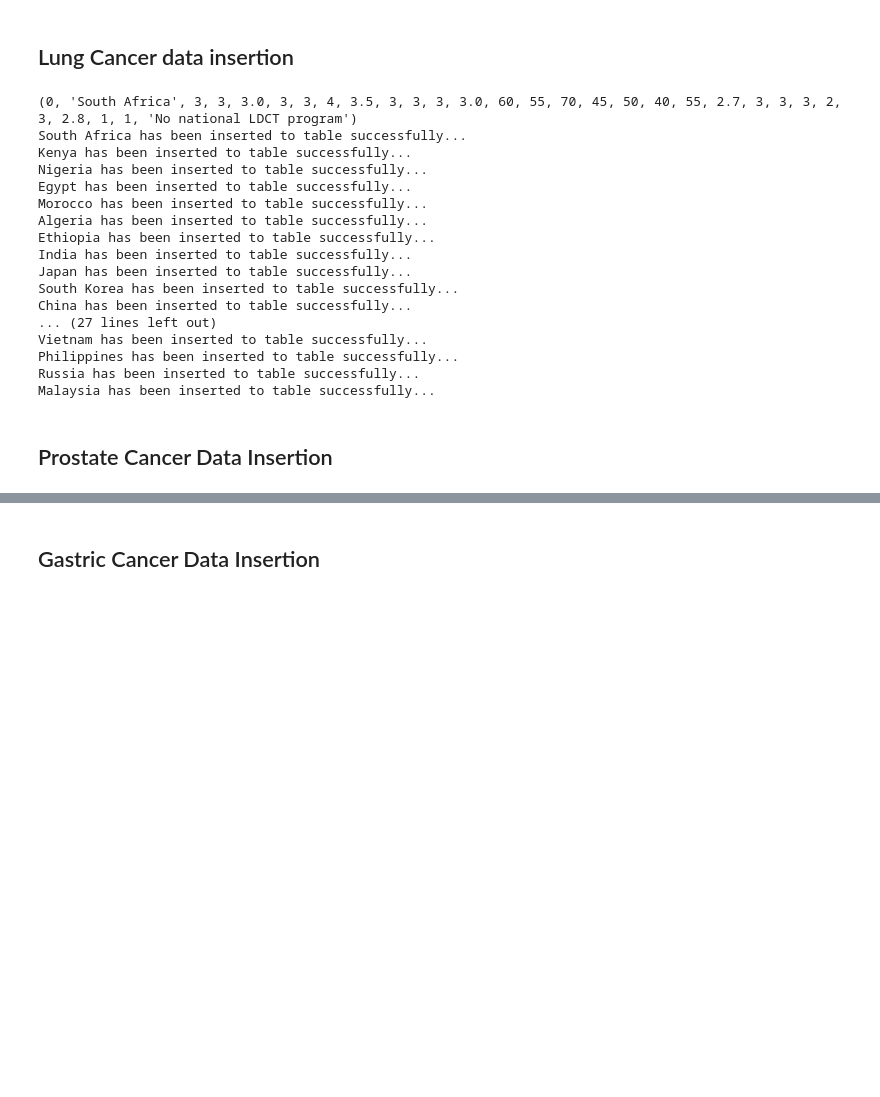
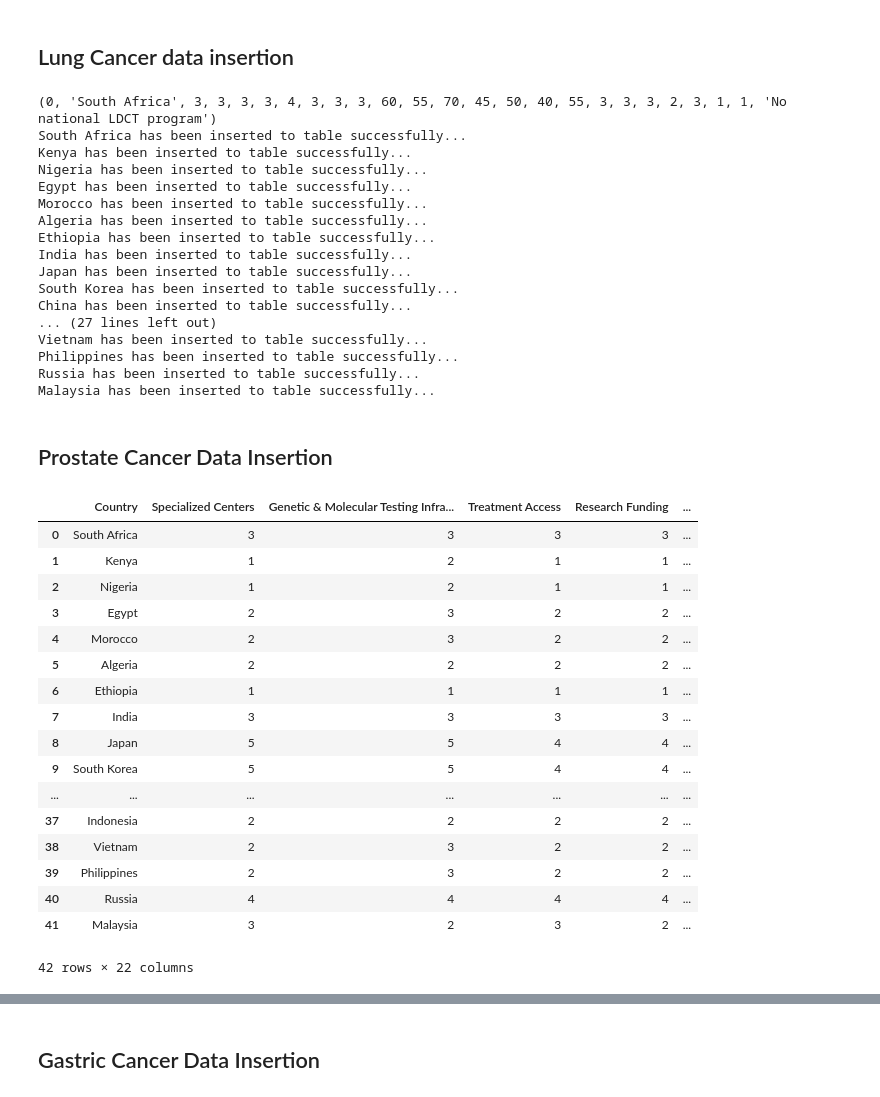
Before and after one commit to Aniket7651/Visualizer, a Jupyter notebook: test.ipynb, the cells around one changed output, grey strips where cells are left out. Drawn from its saved outputs; the diff is of its cells as text; code cells hidden in the pictures; blank space fills up the shorter version.

Commit message:
api updation; dropdown changed; overall avg. model created; api documentation created

```diff
--- a/test.ipynb
+++ b/test.ipynb
@@ -137,8 +137,8 @@ data = [i for i in pd.read_csv(filePath).itertuples(name=None)]
 
 print(data[0])
 query = """INSERT INTO public."visualCancer_lungcancerdata"(
-	id, country, "Specialized_Centers", "GeneMol_Centers", "Infra_Avg", "Treatment_Access", "Research_Funding", "Awareness_Campaigns", "Treatment_Avg", "Survival_Rates", "Early_Detection", "Palliative_Care", "SEdPc_Avg", "EGFR", "ALK", "PD_L1", "MET", "ROS1", "BRAF", "KRAS", "Biomark_Avg", "Clinical_Guideline", "Feasibility_Integration", "Adopt_inti", "Engagement_Updates", "ESMO", "Overall_Average", "Reimbursement", "No_cost", "Cancer_Screening")
-VALUES(%s, %s, %s, %s, %s, %s, %s, %s, %s, %s, %s, %s, %s, %s, %s, %s, %s, %s, %s, %s, %s, %s, %s, %s, %s, %s, %s, %s, %s, %s);"""
+	id, country, "Specialized_Centers", "GeneMol_Centers", "Treatment_Access", "Research_Funding", "Awareness_Campaigns", "Survival_Rates", "Early_Detection", "Palliative_Care", "EGFR", "ALK", "PD_L1", "MET", "ROS1", "BRAF", "KRAS", "Clinical_Guideline", "Feasibility_Integration", "Adoption_of_Intl_Guidelines", "Engagement_with_Updates", "ESMO_Guidelines_Implementation", "Reimbursement", "No_cost", "Cancer_Screening")
+VALUES(%s, %s, %s, %s, %s, %s, %s, %s, %s, %s, %s, %s, %s, %s, %s, %s, %s, %s, %s, %s, %s, %s, %s, %s, %s);"""
 
 cursor = conn.cursor()
 for d in data:
@@ -147,7 +147,7 @@ for d in data:
 conn.commit() # save the changes
 conn.close() # close the connection
 # %% [output]
-(0, 'South Africa', 3, 3, 3.0, 3, 3, 4, 3.5, 3, 3, 3, 3.0, 60, 55, 70, 45, 50, 40, 55, 2.7, 3, 3, 3, 2, 3, 2.8, 1, 1, 'No national LDCT program')
+(0, 'South Africa', 3, 3, 3, 3, 4, 3, 3, 3, 60, 55, 70, 45, 50, 40, 55, 3, 3, 3, 2, 3, 1, 1, 'No national LDCT program')
 South Africa has been inserted to table successfully...
 Kenya has been inserted to table successfully...
 Nigeria has been inserted to table successfully...
@@ -166,6 +166,27 @@ Russia has been inserted to table successfully...
 Malaysia has been inserted to table successfully...
 # %% [markdown]
 ## Prostate Cancer Data Insertion
+# %%
+pd.read_excel('./staticfiles/Data/ProstateCancer.xlsx', sheet_name='ProstateCancer')
+# %% [output]
+|  | Country | Specialized Centers | Genetic & Molecular Testing Infra... | Treatment Access | Research Funding | ... |
+| 0 | South Africa | 3 | 3 | 3 | 3 | ... |
+| 1 | Kenya | 1 | 2 | 1 | 1 | ... |
+| 2 | Nigeria | 1 | 2 | 1 | 1 | ... |
+| 3 | Egypt | 2 | 3 | 2 | 2 | ... |
+| 4 | Morocco | 2 | 3 | 2 | 2 | ... |
+| 5 | Algeria | 2 | 2 | 2 | 2 | ... |
+| 6 | Ethiopia | 1 | 1 | 1 | 1 | ... |
+| 7 | India | 3 | 3 | 3 | 3 | ... |
+| 8 | Japan | 5 | 5 | 4 | 4 | ... |
+| 9 | South Korea | 5 | 5 | 4 | 4 | ... |
+| ... | ... | ... | ... | ... | ... | ... |
+| 37 | Indonesia | 2 | 2 | 2 | 2 | ... |
+| 38 | Vietnam | 2 | 3 | 2 | 2 | ... |
+| 39 | Philippines | 2 | 3 | 2 | 2 | ... |
+| 40 | Russia | 4 | 4 | 4 | 4 | ... |
+| 41 | Malaysia | 3 | 2 | 3 | 2 | ... |
+42 rows × 22 columns
 # %%
 import psycopg2
 
```
Also changed, not shown: parts of 4 cells of this notebook, 13 other files.
